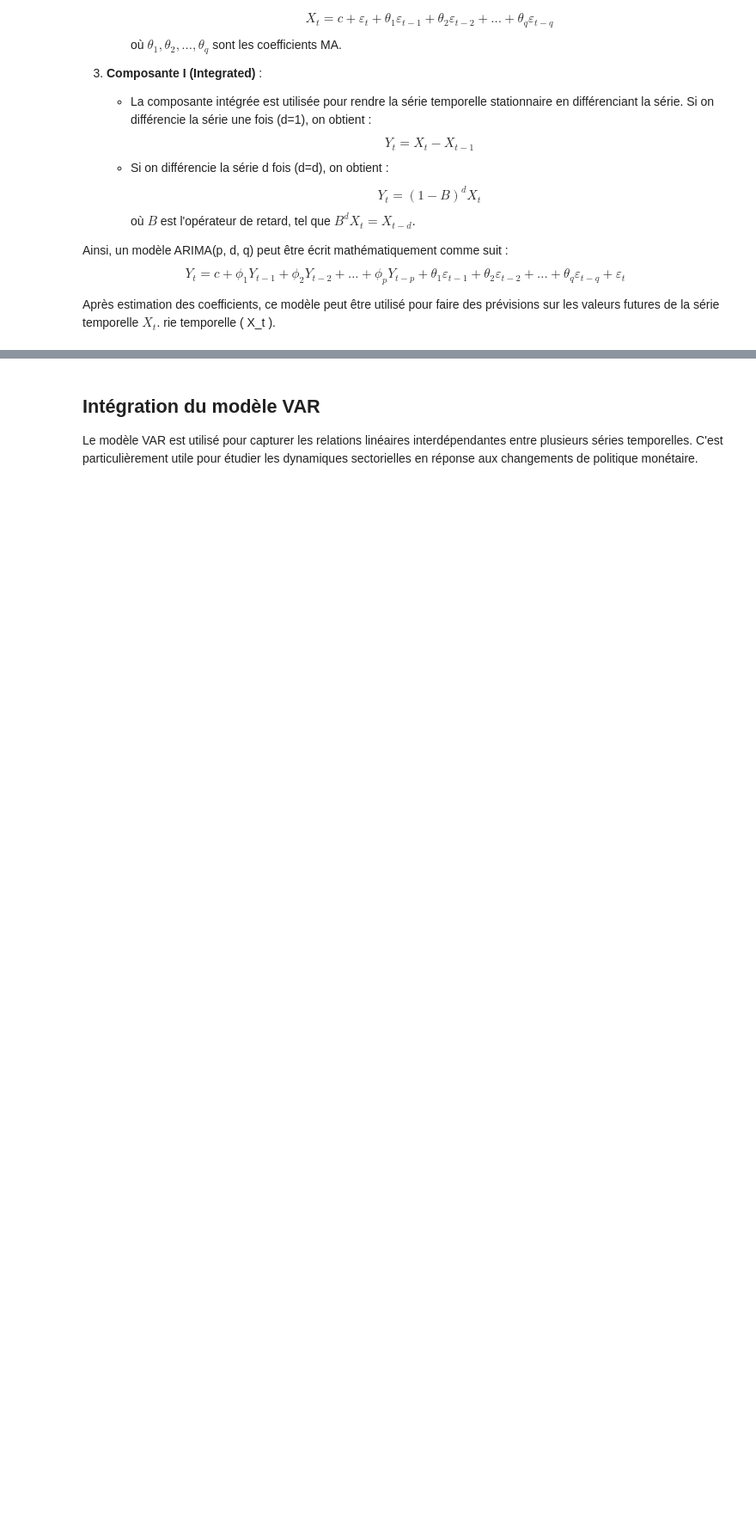
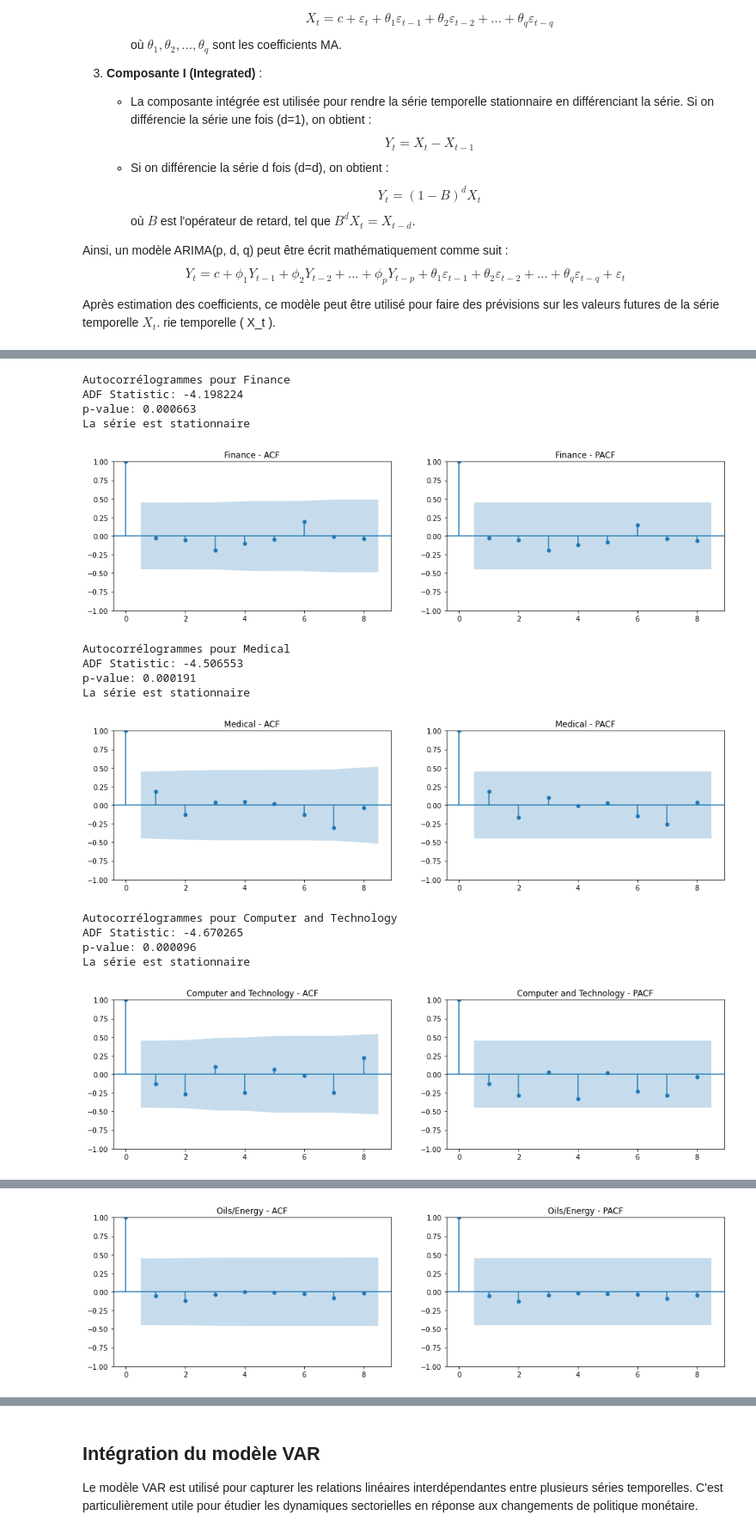
Before and after one commit to Jbdelrio/PolitiqueMonetaire, a Jupyter notebook: JB_21Juin.ipynb, the cells around one changed output, grey strips where cells are left out. Shown at 86% size. Saved outputs shown, nothing was run; the diff lists cells and outputs as text; code cells hidden in the pictures; blank space fills up the shorter version.

```diff
--- a/JB_21Juin.ipynb
+++ b/JB_21Juin.ipynb
@@ -807,10 +753,0 @@ La série est stationnaire
-# %%
-for sector in sector_data.columns:
-    # Modélisation ARIMA sur les retours du secteur
-    model = ARIMA(aligned_data[sector], order=(1, 1, 1))  # Modèle ARIMA(1,1,1)
-    fitted_model = model.fit()
-
-    # Prévisions futures
-    forecast = fitted_model.forecast(steps=12)  # Prévoir les 12 prochains mois
-    print("Prévisions des rendements du secteur "+sector)
-    print(forecast)
@@ -851,0 +754,69 @@ Freq: MS, Name: predicted_mean, dtype: float64
+# %%
+# Vérifier la stationnarité des séries
+def check_stationarity(data):
+    data = data.dropna()  # Supprimer les valeurs NA
+    result = adfuller(data)
+    print('ADF Statistic: %f' % result[0])
+    print('p-value: %f' % result[1])
+    if result[1] < 0.05:
+        print("La série est stationnaire")
+    else:
+        print("La série n'est pas stationnaire")
+
+# Tracer les ACF et PACF
+def plot_acf_pacf(data, lags, title=''):
+    fig, axes = plt.subplots(1, 2, figsize=(16, 4))
+    plot_acf(data, lags=lags, ax=axes[0])
+    plot_pacf(data, lags=lags, ax=axes[1])
+    axes[0].set_title(f'{title} - ACF')
+    axes[1].set_title(f'{title} - PACF')
+    plt.show()
+
+# Calculer les retours
+returns_data = aligned_data.pct_change().dropna()
+
+# Supprimer les infinis
+returns_data.replace([np.inf, -np.inf], np.nan, inplace=True)
+returns_data.dropna(inplace=True)
+
+# Boucle pour chaque secteur sauf les deux dernières colonnes
+sectors = returns_data.columns[:-2]  # Exclure les deux dernières colonnes
+
+for sector in sectors:
+    print(f"Autocorrélogrammes pour {sector}")
+    check_stationarity(returns_data[sector])
+    # Déterminer le nombre de lags en fonction de la taille de l'échantillon
+    lags = min(10, len(returns_data[sector]) // 2 - 1)
+    plot_acf_pacf(returns_data[sector], lags=lags, title=sector)
+
+# Après avoir examiné les ACF et PACF, ajuster les modèles ARIMA
+for sector in sectors:
+    # Ajuster le modèle ARIMA
+    p, d, q = 1, 1, 0  # Choix des ordres ARIMA basés sur ACF/PACF et critères
+    model = ARIMA(returns_data[sector], order=(p, d, q))
+    fitted_model = model.fit()
+
+    # Prévisions futures
+    forecast = fitted_model.forecast(steps=12)  # Prévoir les 12 prochains mois
+    print("Prévisions des rendements du secteur " + sector)
+    print(forecast)
+
+    # Afficher les résumés des modèles
+    print(fitted_model.summary())
+    print("\n")
+# %% [output]
+Autocorrélogrammes pour Finance
+ADF Statistic: -4.198224
+p-value: 0.000663
+La série est stationnaire
+[figure, added]
+Autocorrélogrammes pour Medical
+ADF Statistic: -4.506553
+p-value: 0.000191
+La série est stationnaire
+[figure, added]
+Autocorrélogrammes pour Computer and Technology
+ADF Statistic: -4.670265
+p-value: 0.000096
+La série est stationnaire
+[figure, added]
@@ -851,0 +827 @@ Freq: MS, Name: predicted_mean, dtype: float64
+[figure, added]
```
Also changed, not shown: parts of 14 cells of this notebook.
